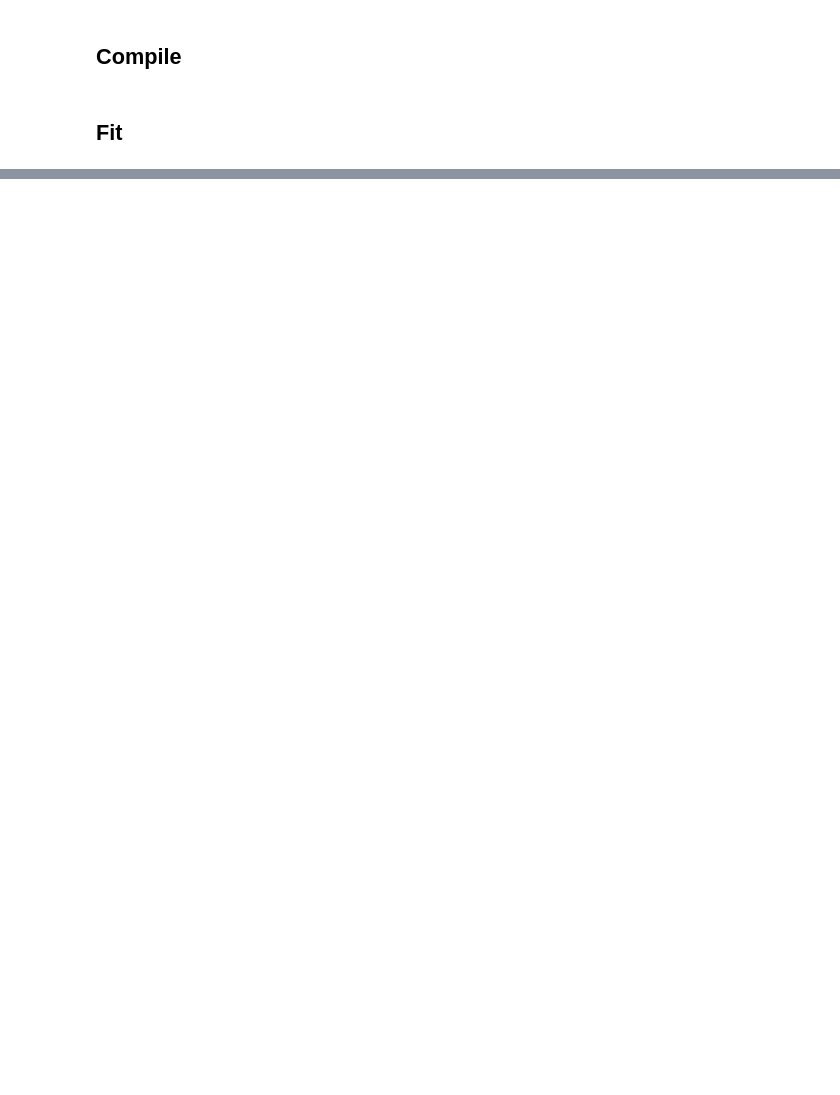
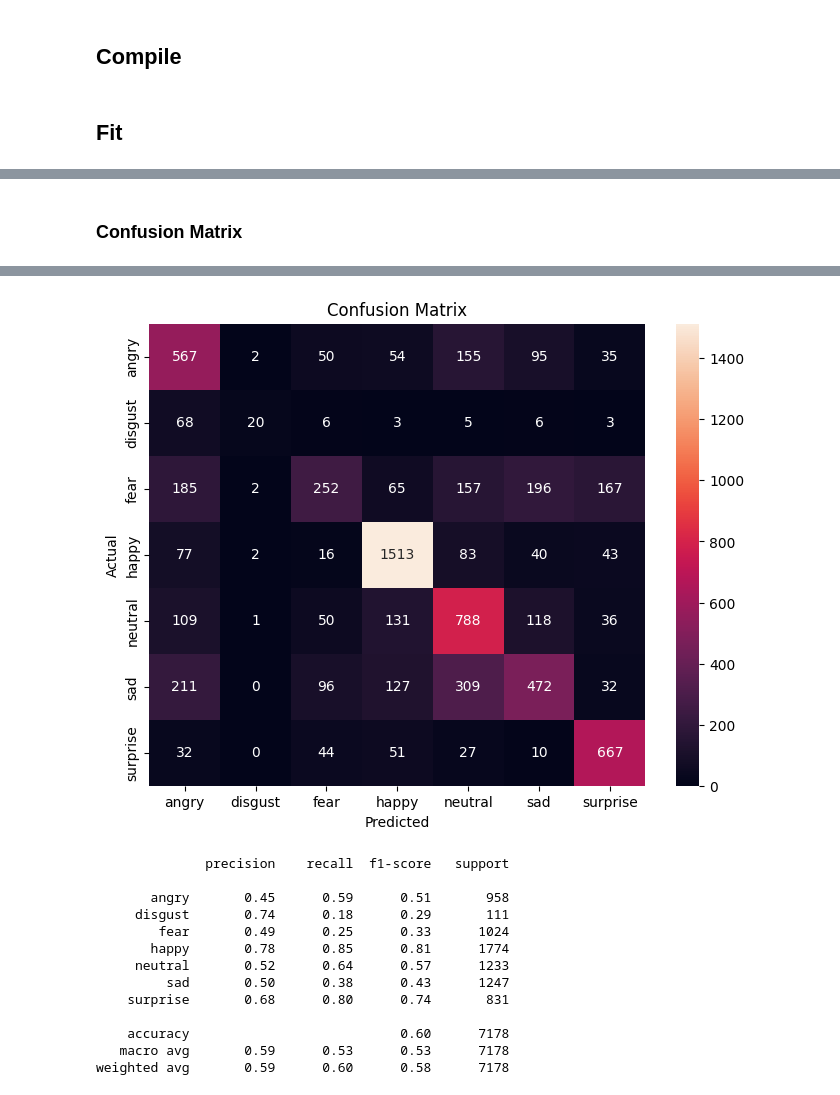
Before and after one commit to Hussein-Hassan777/NN_Project, a Jupyter notebook: NN_Project-checkpoint.ipynb, the cells around one changed output, grey strips where cells are left out. Saved outputs shown, nothing was run; the diff lists cells and outputs as text; code cells hidden in the pictures; blank space fills up the shorter version.

```diff
--- a/NN_Project-checkpoint.ipynb
+++ b/NN_Project-checkpoint.ipynb
@@ -347,7 +423,7 @@ print("Model successfully saved!")
 import os
 import tensorflow as tf
 
-save_path = r"E:\projects\NN_Files\emotion_model.keras"
+save_path = r"E:\projects\NN_Files\emotion_model.h5"
 
 if os.path.exists(save_path):
     print(f" File found at: {save_path}")
@@ -406,3 +471,0 @@ import pickle
-# %%
-emotions_class = ["angry", "disgust", "fear", "happy", "neutral", "sad", "surprise"]
-IMG_SIZE = 50
@@ -411,0 +478,17 @@ print("Emotion model loaded successfully!")
+# %% [markdown]
+### Confusion Matrix
+# %%
+y_pred = np.argmax(team_model.predict(X_test), axis=1)
+conf_mat = confusion_matrix(Y_test, y_pred)
+
+plt.figure(figsize=(8,6))
+sns.heatmap(conf_mat, annot=True, fmt='d',
+            xticklabels=emotions_class,
+            yticklabels=emotions_class)
+plt.title("Confusion Matrix")
+plt.xlabel("Predicted")
+plt.ylabel("Actual")
+plt.show()
+
+print(classification_report(Y_test, y_pred, target_names=emotions_class))
+# %% [output]
@@ -411,0 +496,14 @@ print("Emotion model loaded successfully!")
+[figure, added]
+              precision    recall  f1-score   support
+
+       angry       0.45      0.59      0.51       958
+     disgust       0.74      0.18      0.29       111
+        fear       0.49      0.25      0.33      1024
+       happy       0.78      0.85      0.81      1774
+     neutral       0.52      0.64      0.57      1233
+         sad       0.50      0.38      0.43      1247
+    surprise       0.68      0.80      0.74       831
+
+    accuracy                           0.60      7178
+   macro avg       0.59      0.53      0.53      7178
+weighted avg       0.59      0.60      0.58      7178
```
Also changed, not shown: parts of 50 cells of this notebook, 1 other file.
